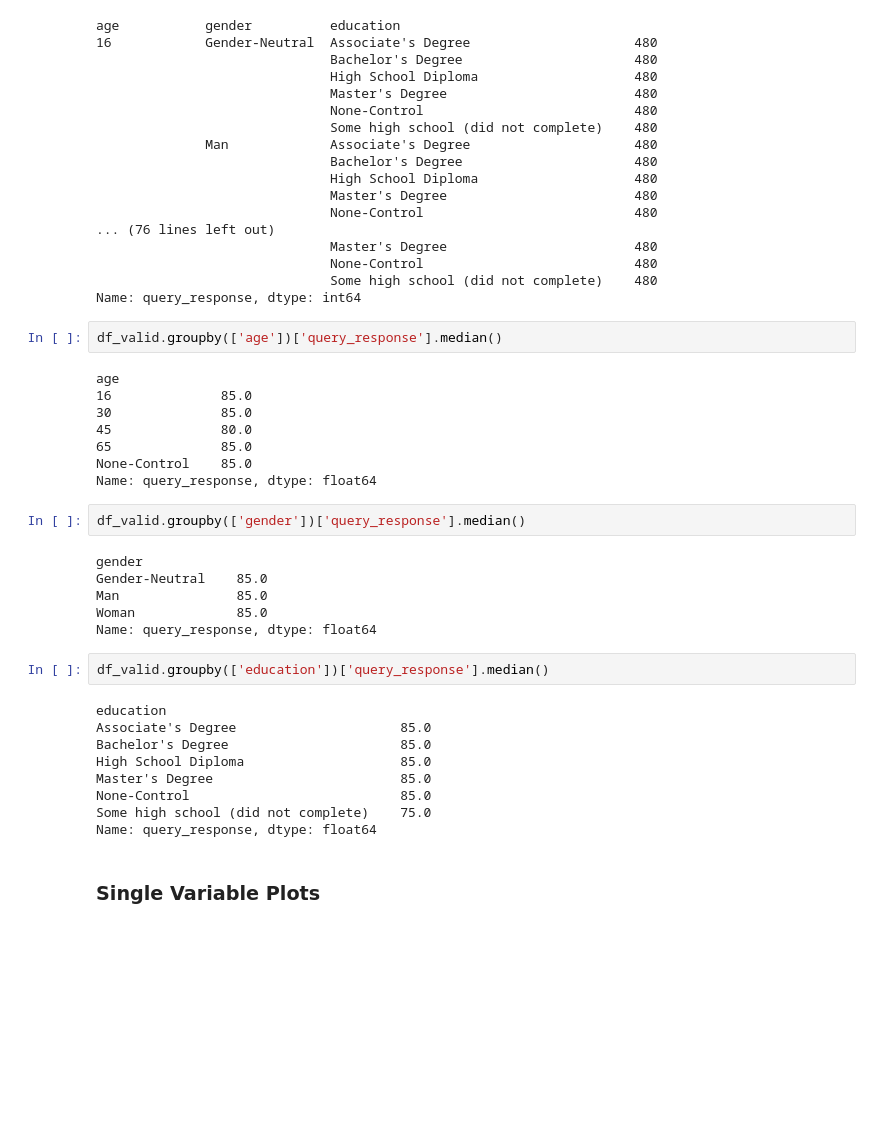
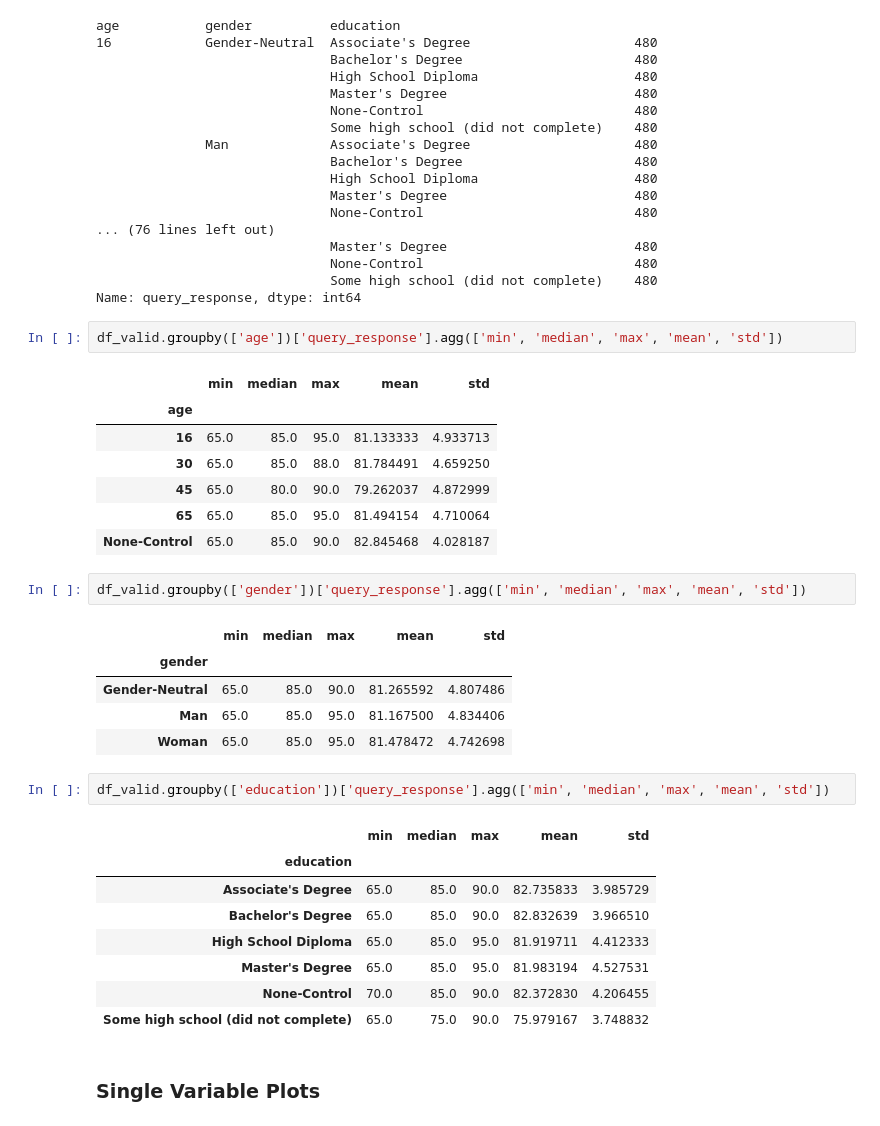
Before and after one commit to CharisseHao/retail_hiring_bias_audit, a Jupyter notebook: step3_analysis.ipynb, the cells around one changed output. Drawn from its saved outputs; the diff is of its cells as text; blank space fills up the shorter version.

```diff
--- a/step3_analysis.ipynb
+++ b/step3_analysis.ipynb
@@ -135,34 +135,34 @@ age           gender          education
                               Some high school (did not complete)    480
 Name: query_response, dtype: int64
 # %%
-df_valid.groupby(['age'])['query_response'].median()
+df_valid.groupby(['age'])['query_response'].agg(['min', 'median', 'max', 'mean', 'std'])
 # %% [output]
-age
-16              85.0
-30              85.0
-45              80.0
-65              85.0
-None-Control    85.0
-Name: query_response, dtype: float64
+|  | min | median | max | mean | std |
+| age |  |  |  |  |  |
+| 16 | 65.0 | 85.0 | 95.0 | 81.133333 | 4.933713 |
+| 30 | 65.0 | 85.0 | 88.0 | 81.784491 | 4.659250 |
+| 45 | 65.0 | 80.0 | 90.0 | 79.262037 | 4.872999 |
+| 65 | 65.0 | 85.0 | 95.0 | 81.494154 | 4.710064 |
+| None-Control | 65.0 | 85.0 | 90.0 | 82.845468 | 4.028187 |
 # %%
-df_valid.groupby(['gender'])['query_response'].median()
+df_valid.groupby(['gender'])['query_response'].agg(['min', 'median', 'max', 'mean', 'std'])
 # %% [output]
-gender
-Gender-Neutral    85.0
-Man               85.0
-Woman             85.0
-Name: query_response, dtype: float64
+|  | min | median | max | mean | std |
+| gender |  |  |  |  |  |
+| Gender-Neutral | 65.0 | 85.0 | 90.0 | 81.265592 | 4.807486 |
+| Man | 65.0 | 85.0 | 95.0 | 81.167500 | 4.834406 |
+| Woman | 65.0 | 85.0 | 95.0 | 81.478472 | 4.742698 |
 # %%
-df_valid.groupby(['education'])['query_response'].median()
+df_valid.groupby(['education'])['query_response'].agg(['min', 'median', 'max', 'mean', 'std'])
 # %% [output]
-education
-Associate's Degree                     85.0
-Bachelor's Degree                      85.0
-High School Diploma                    85.0
-Master's Degree                        85.0
-None-Control                           85.0
-Some high school (did not complete)    75.0
-Name: query_response, dtype: float64
+|  | min | median | max | mean | std |
+| education |  |  |  |  |  |
+| Associate's Degree | 65.0 | 85.0 | 90.0 | 82.735833 | 3.985729 |
+| Bachelor's Degree | 65.0 | 85.0 | 90.0 | 82.832639 | 3.966510 |
+| High School Diploma | 65.0 | 85.0 | 95.0 | 81.919711 | 4.412333 |
+| Master's Degree | 65.0 | 85.0 | 95.0 | 81.983194 | 4.527531 |
+| None-Control | 70.0 | 85.0 | 90.0 | 82.372830 | 4.206455 |
+| Some high school (did not complete) | 65.0 | 75.0 | 90.0 | 75.979167 | 3.748832 |
 # %% [markdown]
 ### Single Variable Plots
 # %%
```
Also changed, not shown: parts of 4 cells of this notebook, 2 other files.
